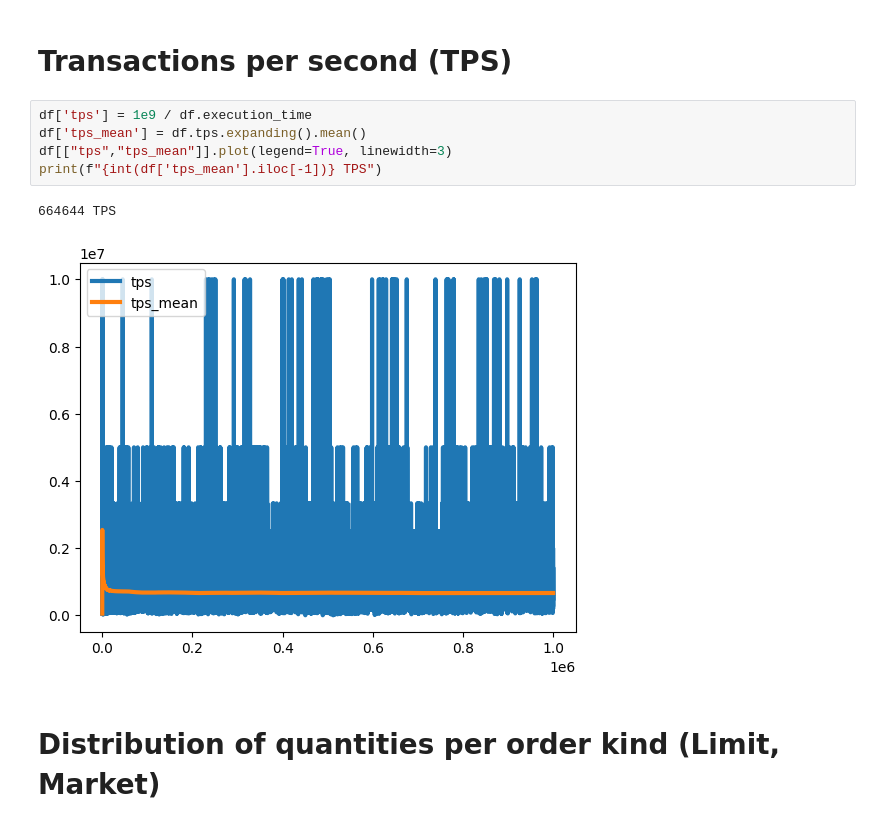
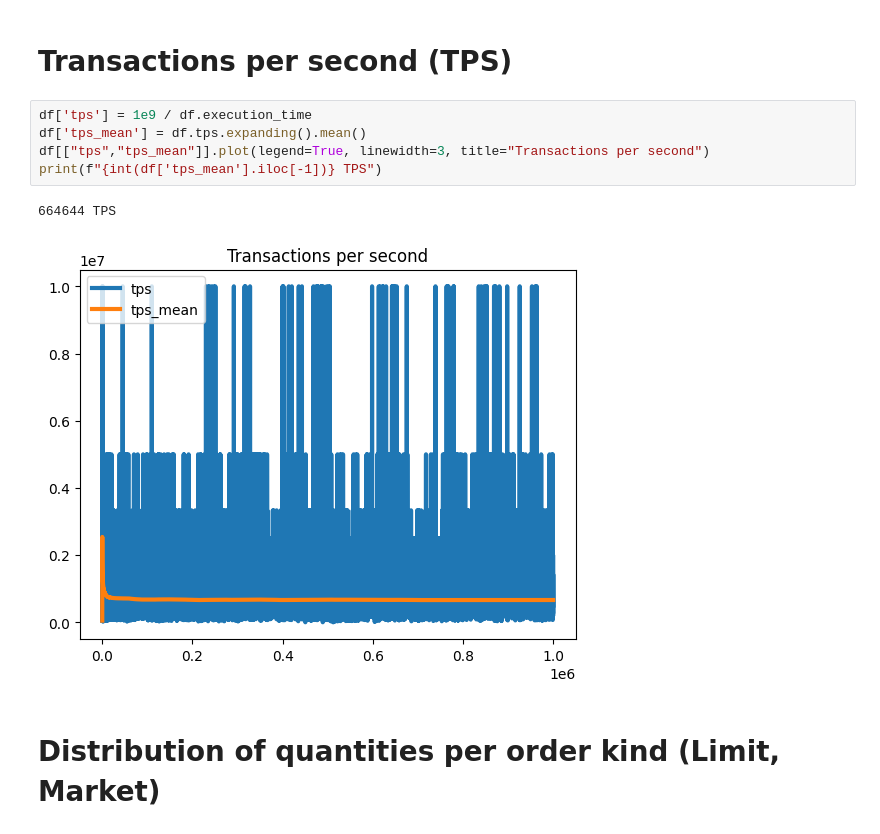
Before and after one commit to 3dvg/orderbook-simulator, a Jupyter notebook: Analyzing_orderbook.ipynb, the cells around one changed output. Drawn from its saved outputs; the diff is of its cells as text.

```diff
--- a/Analyzing_orderbook.ipynb
+++ b/Analyzing_orderbook.ipynb
@@ -59,11 +59,11 @@ len(set(df[df.status=="Placed"].price.to_list()))
 # %%
 df['tps'] = 1e9 / df.execution_time
 df['tps_mean'] = df.tps.expanding().mean()
-df[["tps","tps_mean"]].plot(legend=True, linewidth=3)
+df[["tps","tps_mean"]].plot(legend=True, linewidth=3, title="Transactions per second")
 print(f"{int(df['tps_mean'].iloc[-1])} TPS")
 # %% [output]
 664644 TPS
-[figure, old version]
+[figure, new version]
 # %% [markdown]
 # Distribution of quantities per order kind (Limit, Market)
 # %%
```
Also changed, not shown: parts of 2 cells of this notebook, 1 other file.
